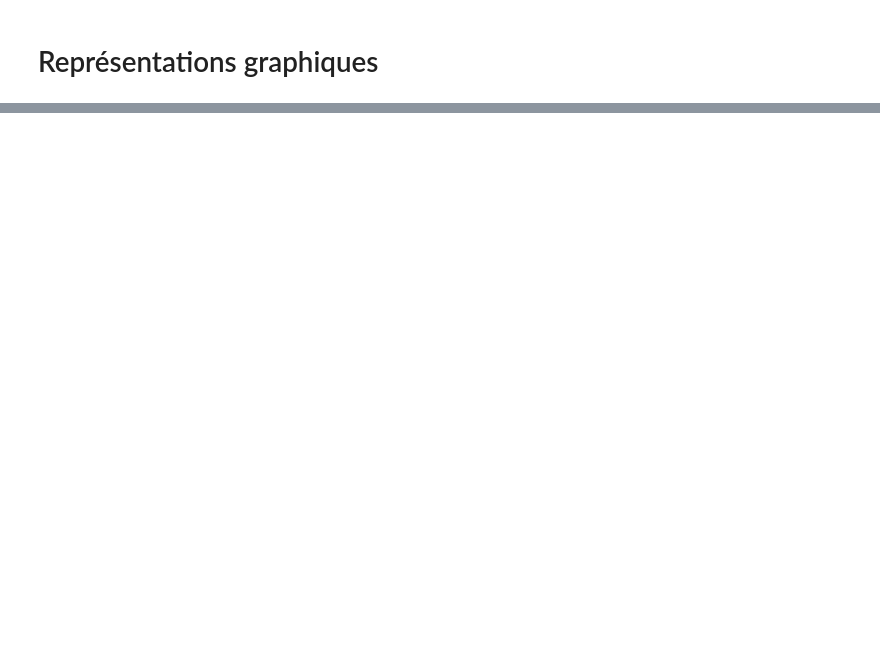
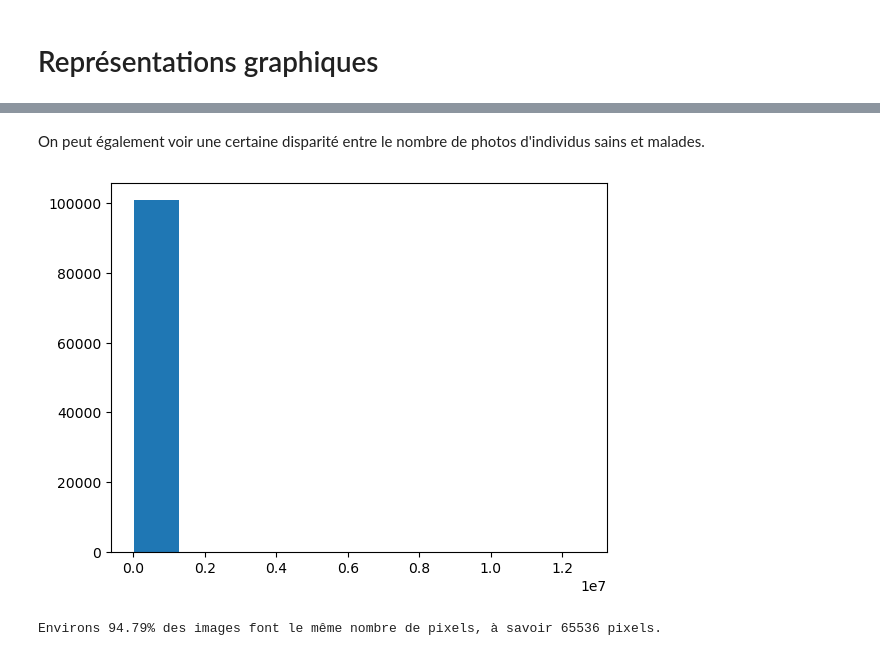
Before and after one commit to rcanet/projet_plantes, a Jupyter notebook: 01_Scripts/01b_jupyter_data_exploration_preliminary.ipynb, the cells around one changed output, grey strips where cells are left out. Saved outputs shown, nothing was run; the diff lists cells and outputs as text; code cells hidden in the pictures; blank space fills up the shorter version.

```diff
--- a/01_Scripts/01b_jupyter_data_exploration_preliminary.ipynb
+++ b/01_Scripts/01b_jupyter_data_exploration_preliminary.ipynb
@@ -36,0 +55,12 @@ Il y a une sur représentation de la tomate par rapport aux autres et une sous-r
+# %% [markdown]
+On peut également voir une certaine disparité entre le nombre de photos d'individus sains et malades.
+# %%
+## Distribution des tailles
+plt.hist(data = data_df, x = 'nb_pixel')
+plt.show();
+data_df.nb_pixel.value_counts(normalize = True)
+
+print(f"Environs {round(data_df.nb_pixel.value_counts(normalize = True).values[0]*100, 2)}% des images font le même nombre de pixels, à savoir {data_df.nb_pixel.value_counts(normalize = True).index[0]} pixels. ")
+# %% [output]
+[figure, added]
+Environs 94.79% des images font le même nombre de pixels, à savoir 65536 pixels.
```
Also changed, not shown: parts of 6 cells of this notebook, 4 other files.
